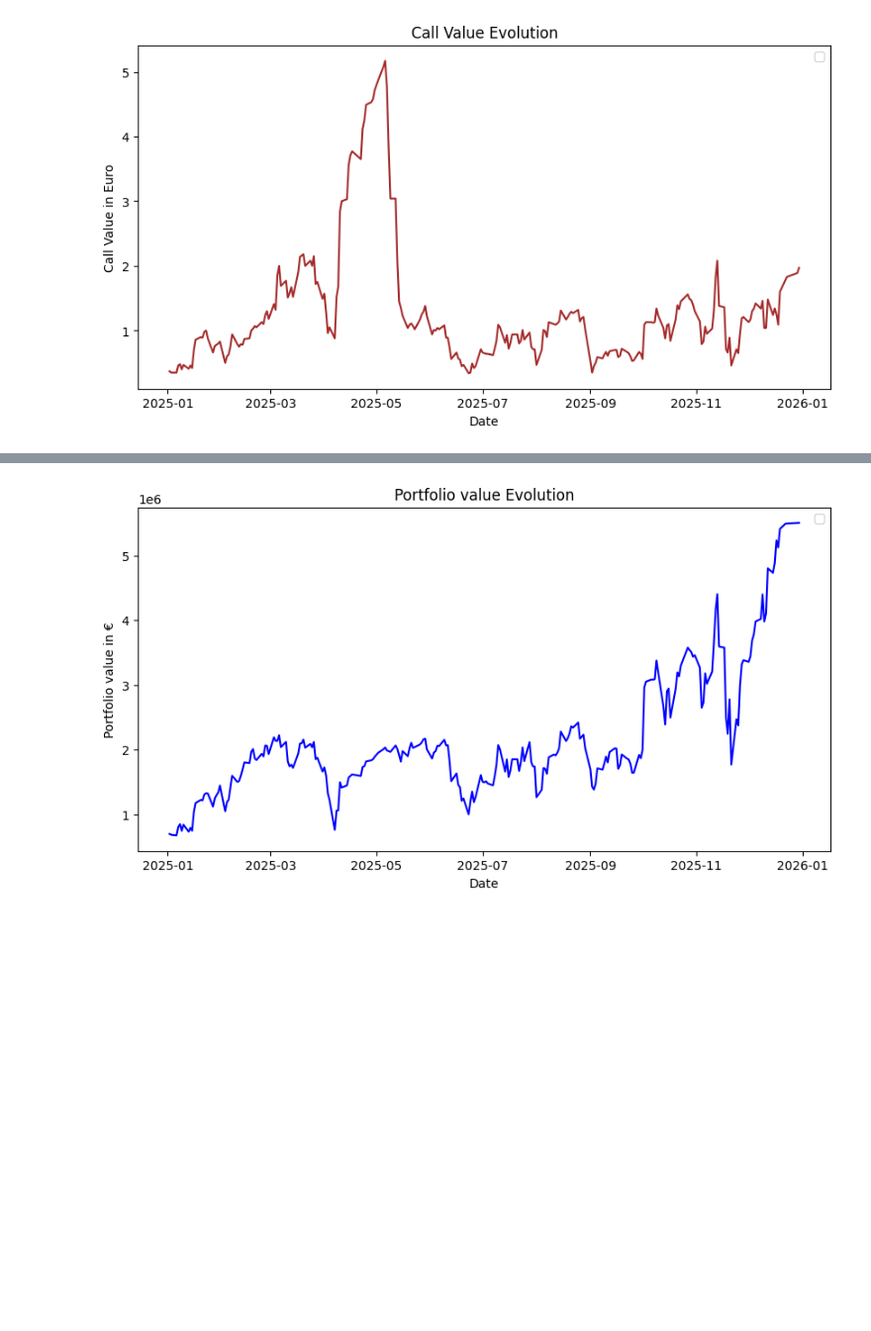
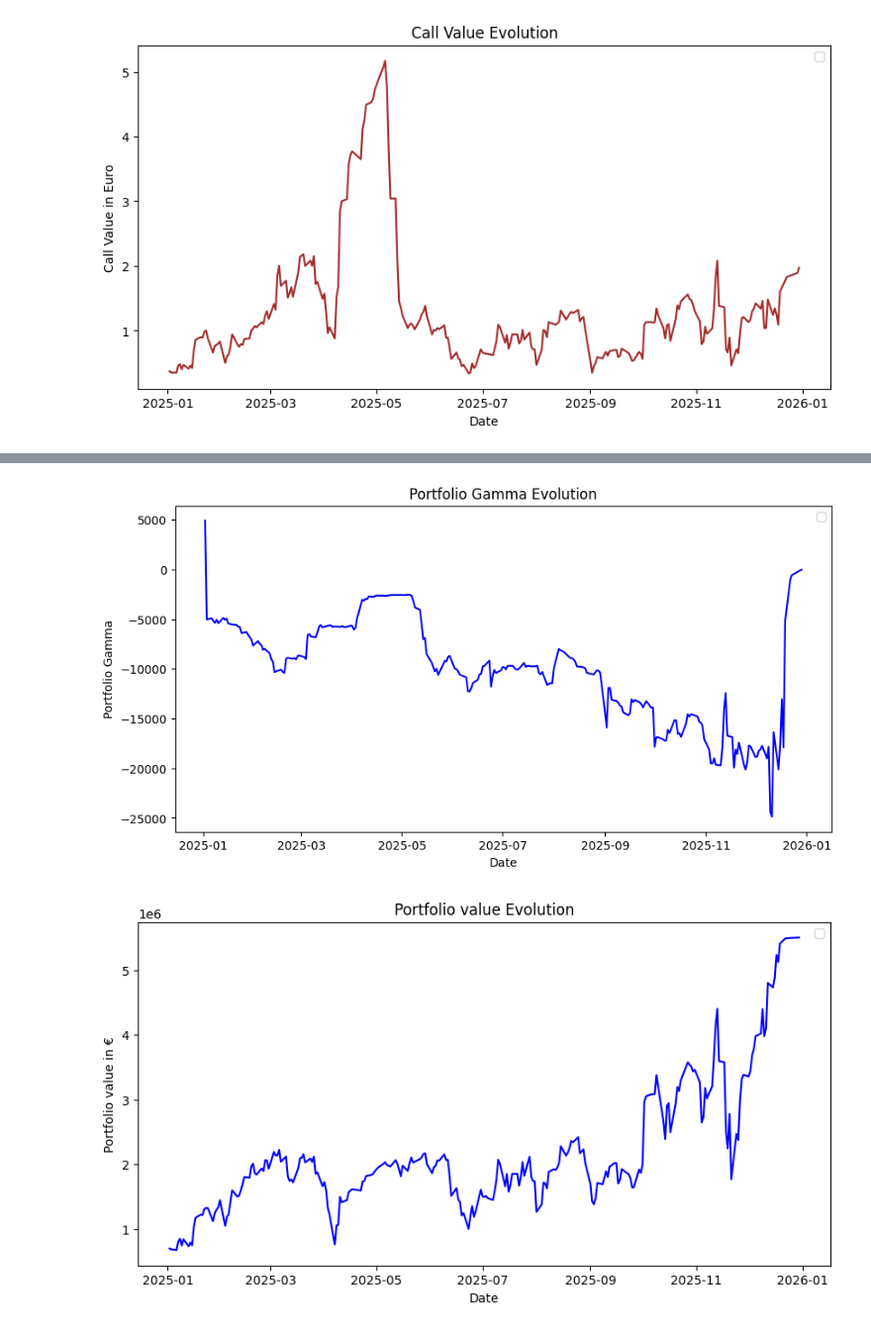
Before and after one commit to rakotoan/Call_Delta-Hedging, a Jupyter notebook: Delta-hedging.ipynb, the cells around one changed output, grey strips where cells are left out. Shown at 99% size. Saved outputs shown, nothing was run; the diff lists cells and outputs as text; code cells hidden in the pictures; blank space fills up the shorter version.

```diff
--- a/Delta-hedging.ipynb
+++ b/Delta-hedging.ipynb
@@ -459,3 +496,13 @@ plt.show()
+# %%
+plt.figure(figsize=(10,5))
+plt.plot(bt.index,bt["Portfolio Gamma"],color='b')
+plt.xlabel("Date")
+plt.ylabel("Portfolio Gamma")
+plt.title("Portfolio Gamma Evolution")
+plt.legend()
+plt.show()
+# %% [output]
+[figure, added]
 # %%
 plt.figure(figsize=(10,5))
 plt.plot(bt.index,bt["Portfolio value"],color='b')
```
Also changed, not shown: parts of 10 cells of this notebook.
